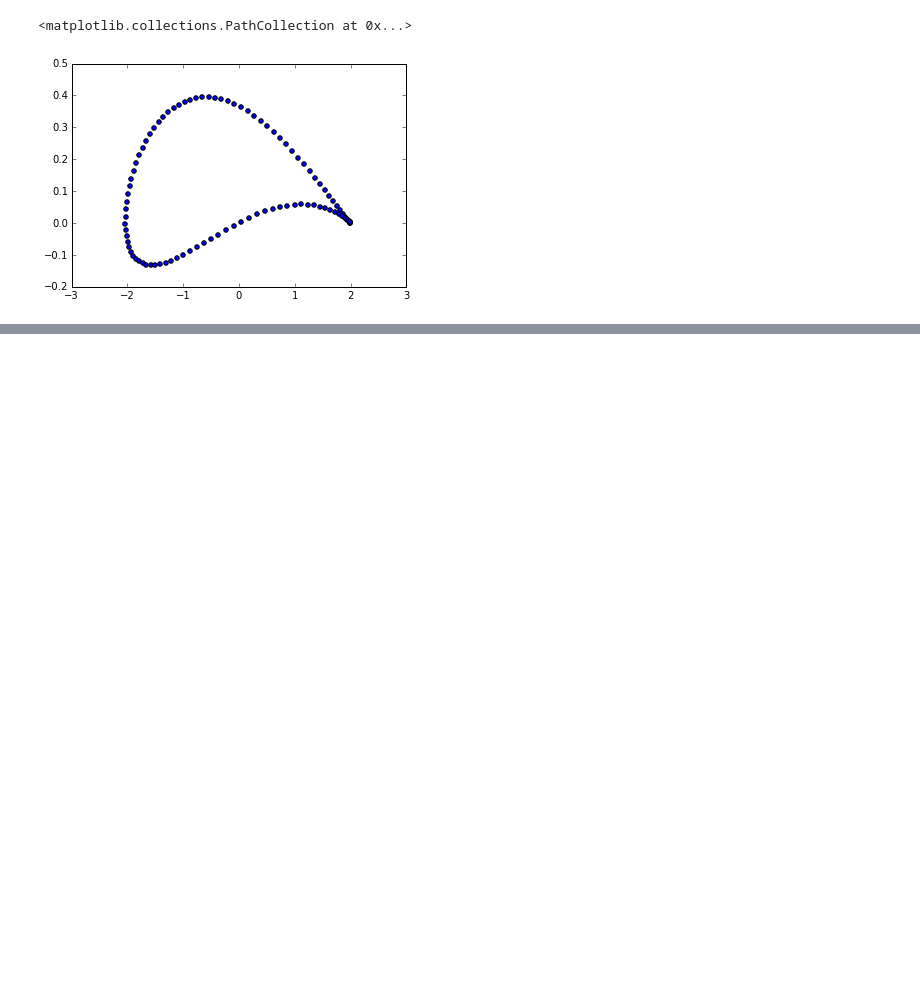
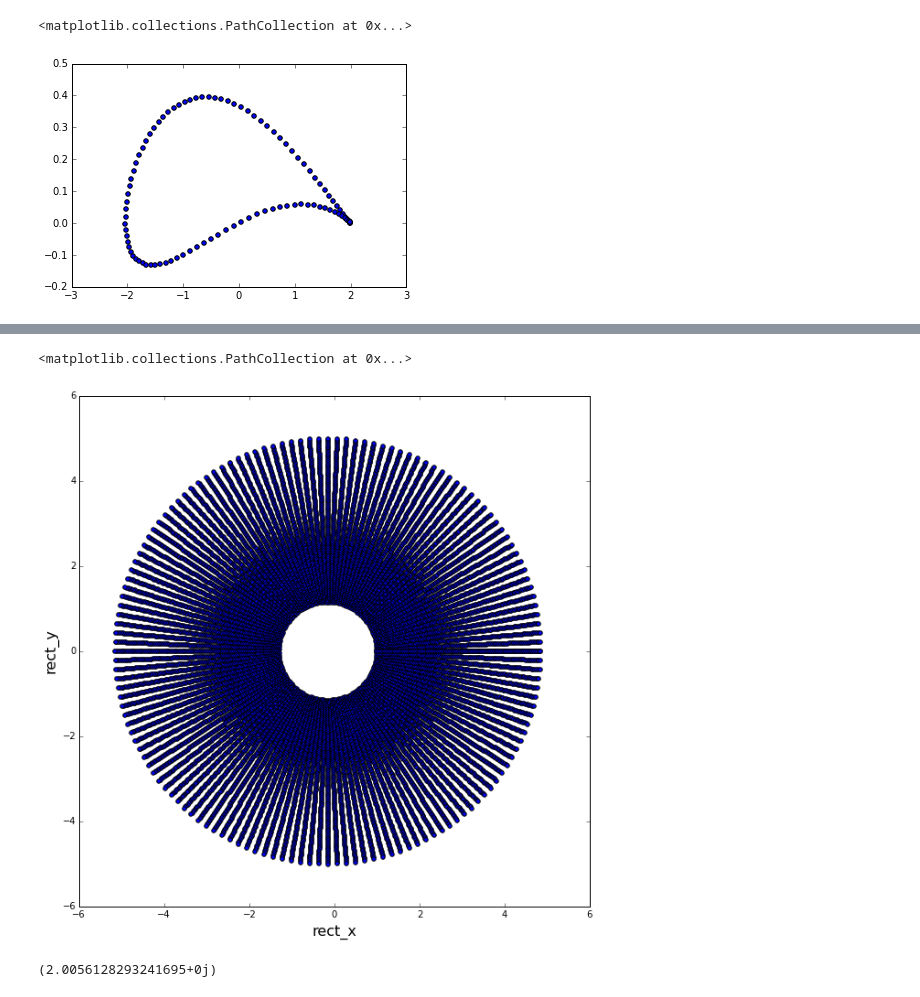
Before and after one commit to chiseler/AeroPython, a Jupyter notebook: lessons/nd_06_Lesson06_Assignment.ipynb, the cells around one changed output, grey strips where cells are left out. Saved outputs shown, nothing was run; the diff lists cells and outputs as text; code cells hidden in the pictures; blank space fills up the shorter version.

```diff
--- a/lessons/nd_06_Lesson06_Assignment.ipynb
+++ b/lessons/nd_06_Lesson06_Assignment.ipynb
@@ -190,0 +228,18 @@ plt.scatter(ξ3.real,ξ3.imag) # plot Joukowski transform of cylinder
+# %%
+x_cgrid, y_cgrid = c_grid - r_grid, 0.0
+
+def xy_grid(r,phi):
+    return r*np.cos(phi)+x_cgrid, r*np.sin(phi)+y_cgrid # function to output x, y coordinates of circle from polar coordinates
+# %%
+rect_grid = xy_grid(radial_matrix, axial_matrix) # rectangular coordinates of circle grid
+# %%
+size = 10
+plt.figure(figsize=(size, (6+6)/(6+6)*size))
+plt.xlabel('rect_x', fontsize=16)
+plt.ylabel('rect_y', fontsize=16)
+plt.xlim(-6, 6)
+plt.ylim(-6, 6)
+plt.scatter(rect_grid[0],rect_grid[1])
+# %% [output]
+<matplotlib.collections.PathCollection at 0x...>
+[figure, added]
@@ -190,0 +248,10 @@ plt.scatter(ξ3.real,ξ3.imag) # plot Joukowski transform of cylinder
+# %%
+c_grid = 1.0
+
+ξ_grid = ()
+for els in complex_coords_grid:
+    t_grid = map(els, c_grid)
+    ξ_grid = np.append(ξ_grid, t_grid) # Joukowski transformation to xi plane
+ξ_grid[2]
+# %% [output]
+(2.0056128293241695+0j)
```
Also changed, not shown: parts of 24 cells of this notebook.
